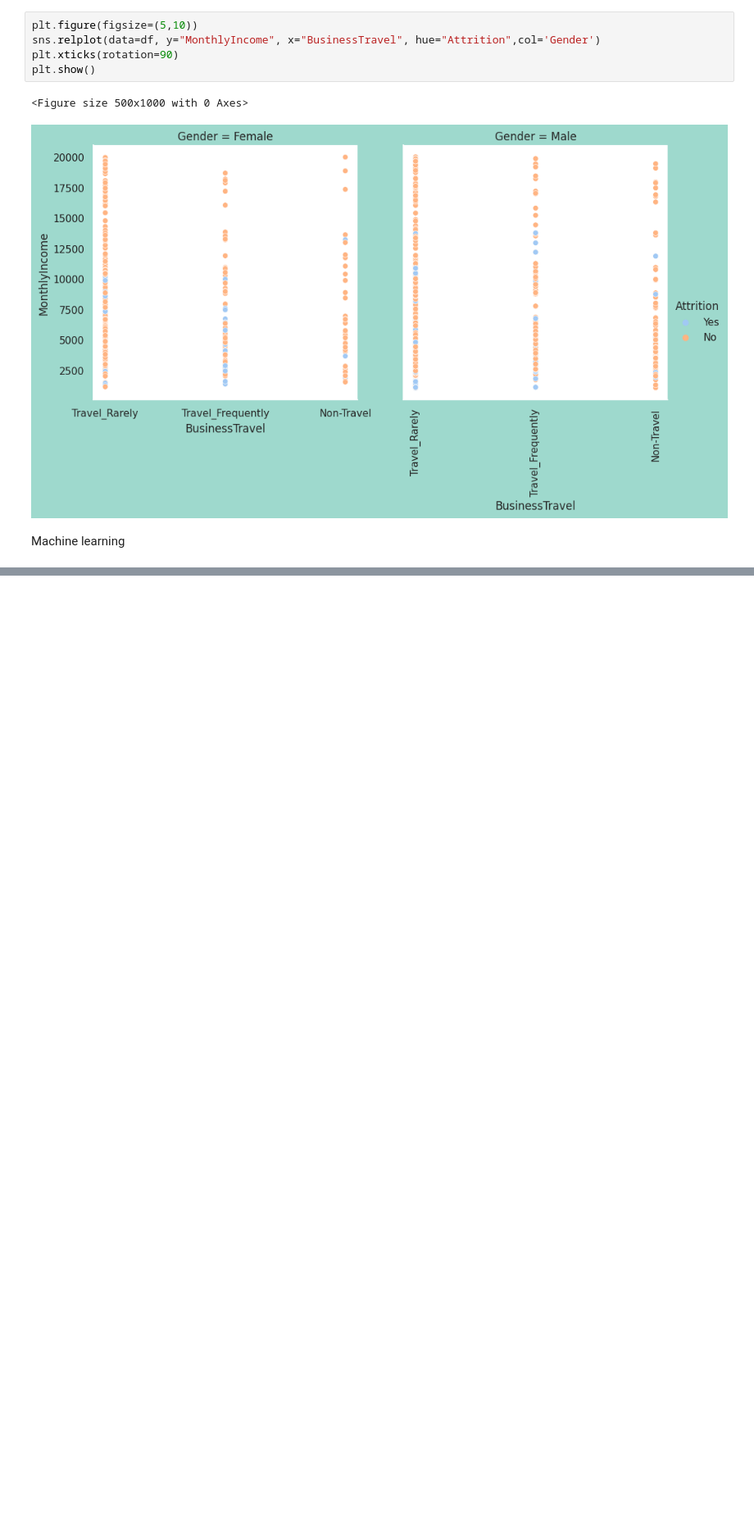
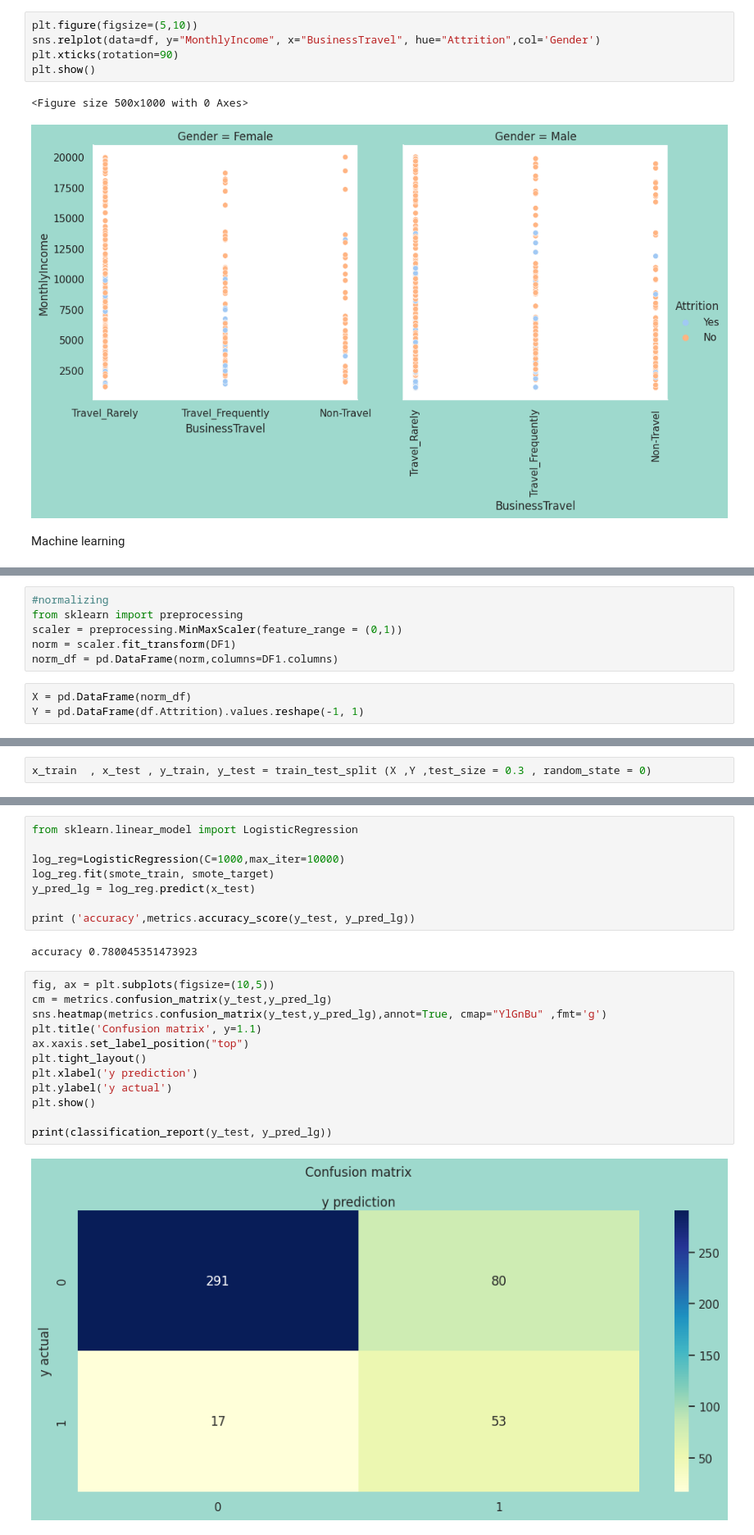
Before and after one commit to abdyraman/hr-deep-learning, a Jupyter notebook: deep_hr.ipynb, the cells around one changed output, grey strips where cells are left out. Shown at 82% size. Cells and saved outputs as stored; diff of their text form; blank space fills up the shorter version.

```diff
--- a/deep_hr.ipynb
+++ b/deep_hr.ipynb
@@ -221,0 +262,9 @@ Machine learning
+# %%
+#normalizing
+from sklearn import preprocessing
+scaler = preprocessing.MinMaxScaler(feature_range = (0,1))
+norm = scaler.fit_transform(DF1)
+norm_df = pd.DataFrame(norm,columns=DF1.columns)
+# %%
+X = pd.DataFrame(norm_df)
+Y = pd.DataFrame(df.Attrition).values.reshape(-1, 1)
@@ -221,0 +279,2 @@ Machine learning
+# %%
+x_train  , x_test , y_train, y_test = train_test_split (X ,Y ,test_size = 0.3 , random_state = 0)
@@ -221,0 +289,24 @@ Machine learning
+# %%
+from sklearn.linear_model import LogisticRegression
+
+log_reg=LogisticRegression(C=1000,max_iter=10000)
+log_reg.fit(smote_train, smote_target)
+y_pred_lg = log_reg.predict(x_test)
+
+print ('accuracy',metrics.accuracy_score(y_test, y_pred_lg))
+# %% [output]
+accuracy 0.780045351473923
+# %%
+fig, ax = plt.subplots(figsize=(10,5))
+cm = metrics.confusion_matrix(y_test,y_pred_lg)
+sns.heatmap(metrics.confusion_matrix(y_test,y_pred_lg),annot=True, cmap="YlGnBu" ,fmt='g')
+plt.title('Confusion matrix', y=1.1)
+ax.xaxis.set_label_position("top")
+plt.tight_layout()
+plt.xlabel('y prediction')
+plt.ylabel('y actual')
+plt.show()
+
+print(classification_report(y_test, y_pred_lg))
+# %% [output]
+[figure, added]
```
Also changed, not shown: parts of 15 cells of this notebook.
